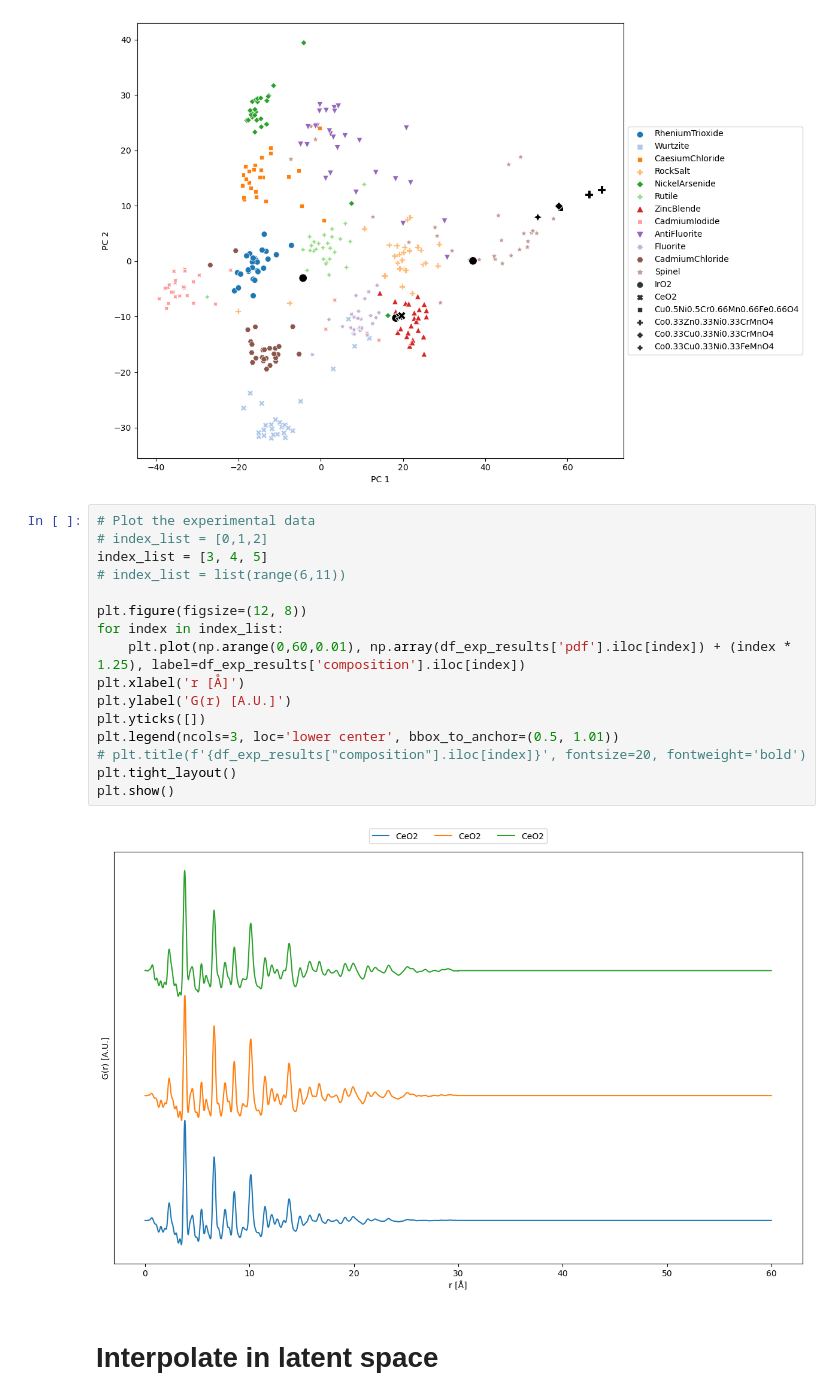
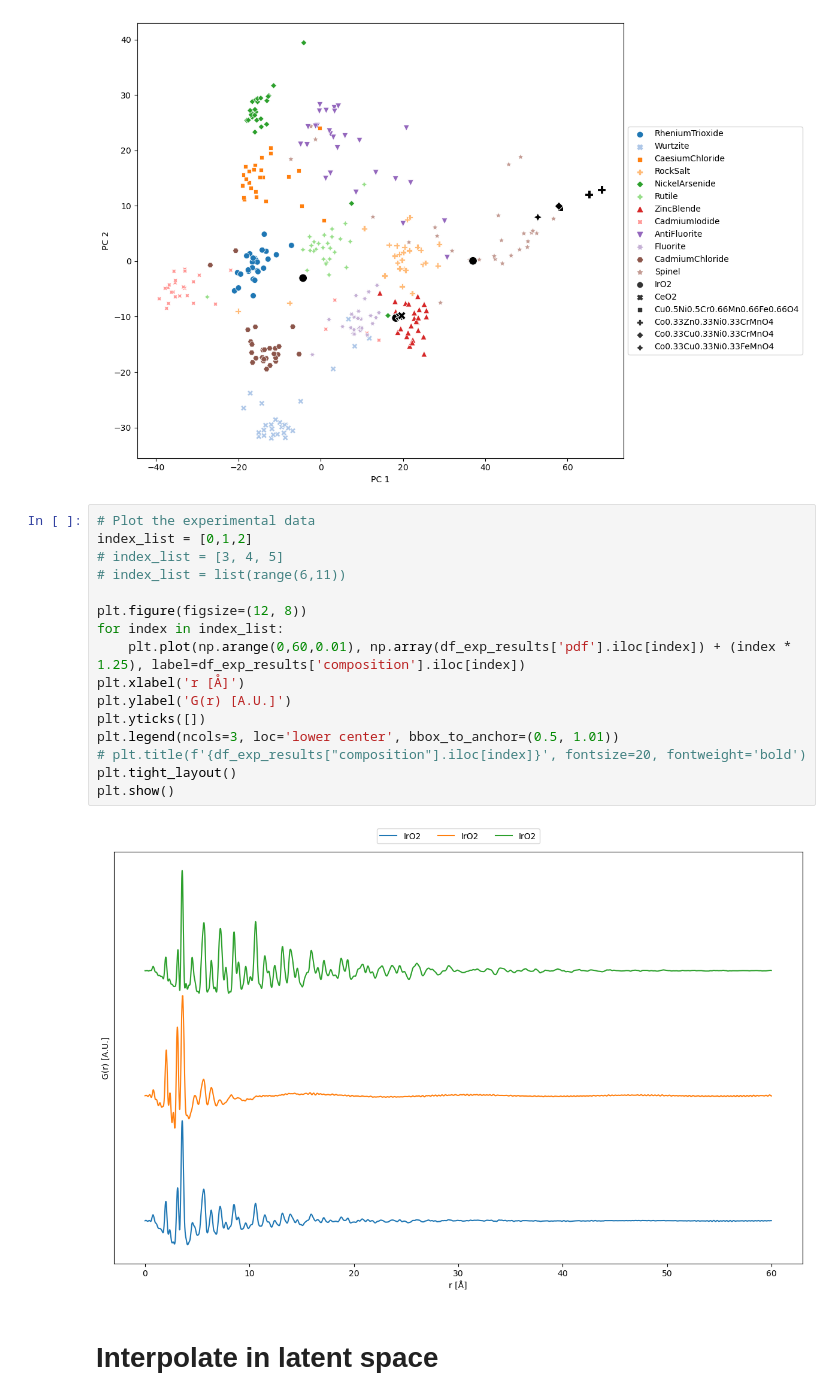
Before and after one commit to UlrikFriisJensen/ToSCA, a Jupyter notebook: plotting_notebook.ipynb, the cells around one changed output. Drawn from its saved outputs; the diff is of its cells as text.

```diff
--- a/plotting_notebook.ipynb
+++ b/plotting_notebook.ipynb
@@ -371,22 +416,22 @@ else:
 [figure]
 # %%
 # Plot the experimental data
-# index_list = [0,1,2]
-index_list = [3, 4, 5]
+index_list = [0,1,2]
+# index_list = [3, 4, 5]
 # index_list = list(range(6,11))
 
 plt.figure(figsize=(12, 8))
 for index in index_list:
     plt.plot(np.arange(0,60,0.01), np.array(df_exp_results['pdf'].iloc[index]) + (index * 1.25), label=df_exp_results['composition'].iloc[index])
 plt.xlabel('r [Å]')
 plt.ylabel('G(r) [A.U.]')
 plt.yticks([])
 plt.legend(ncols=3, loc='lower center', bbox_to_anchor=(0.5, 1.01))
 # plt.title(f'{df_exp_results["composition"].iloc[index]}', fontsize=20, fontweight='bold')
 plt.tight_layout()
 plt.show()
 # %% [output]
-[figure, old version]
+[figure, new version]
 # %% [markdown]
 # Interpolate in latent space
 # %% [markdown]
```
Also changed, not shown: parts of 10 cells of this notebook.
